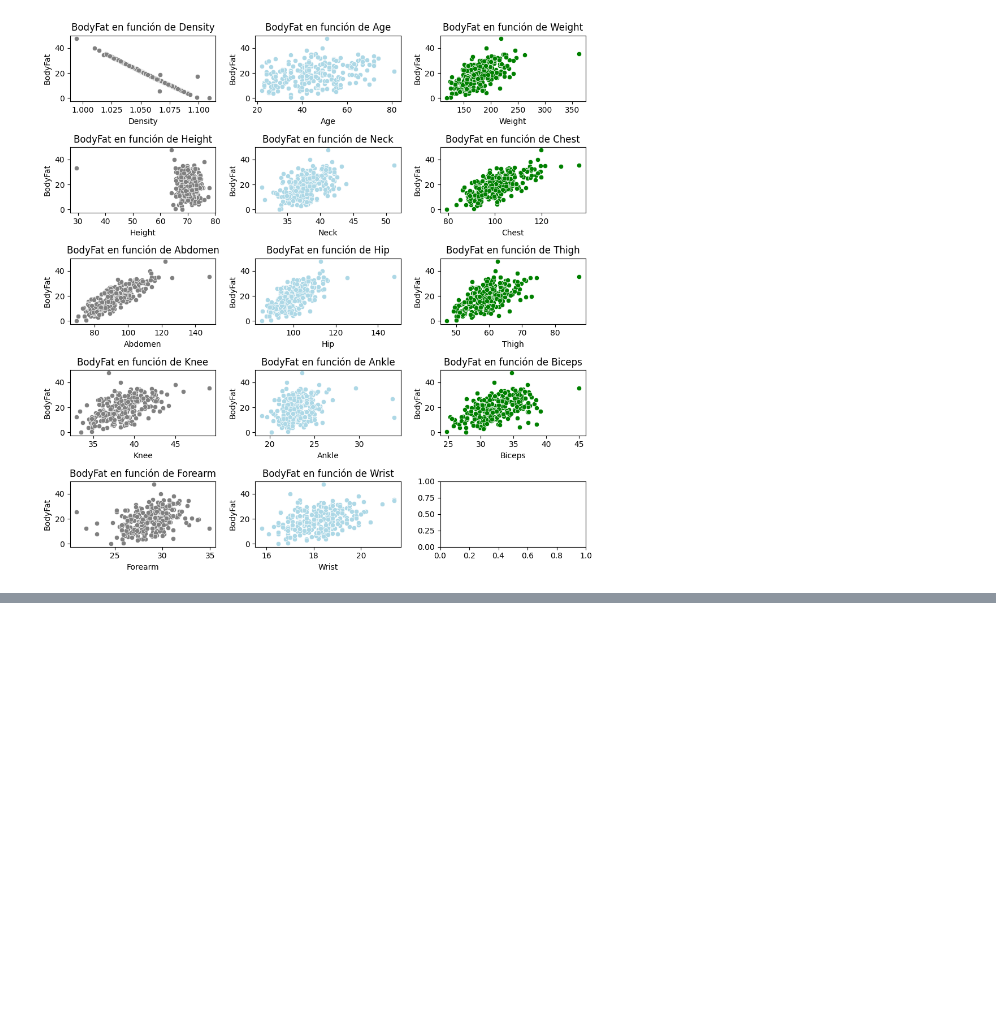
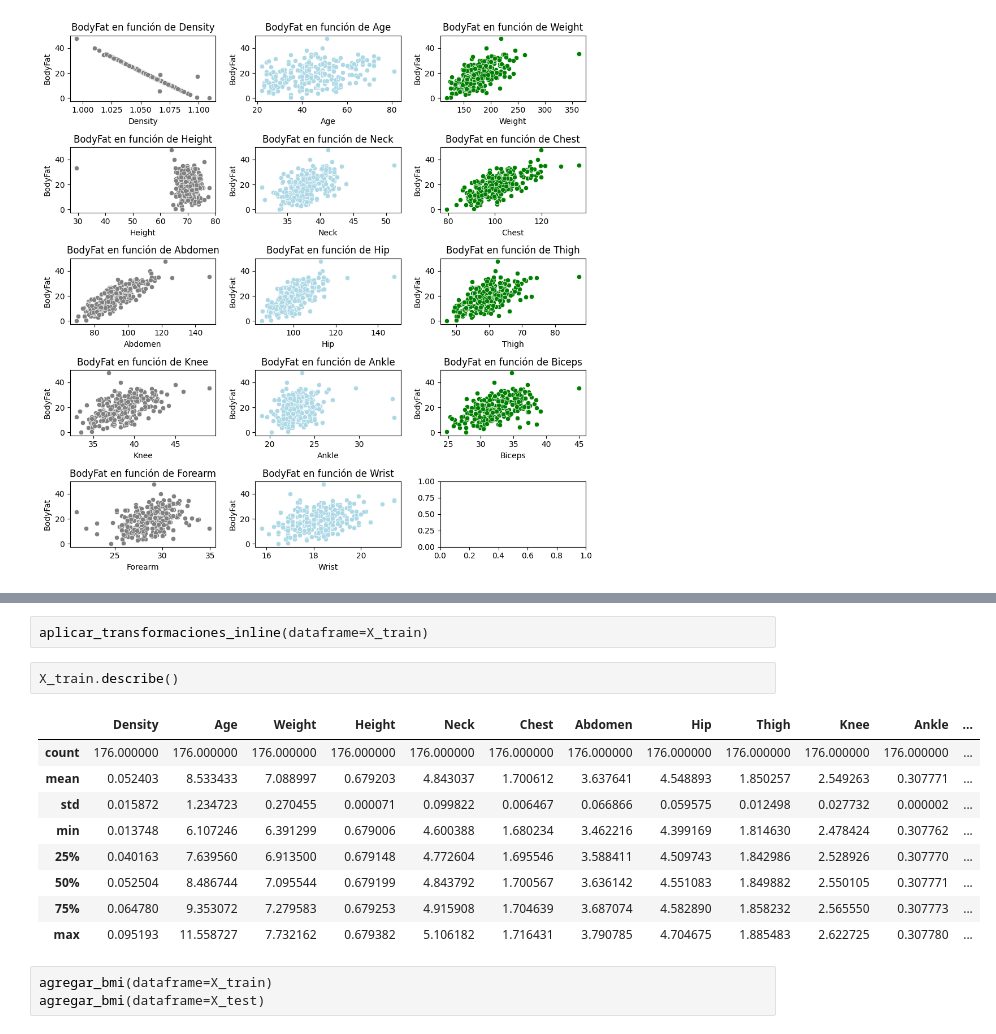
Before and after one commit to gasper-az/operaciones-aprendizaje-maquina, a Jupyter notebook: notebooks/body_fat_analysis.ipynb, the cells around one changed output, grey strips where cells are left out. Drawn from its saved outputs; the diff is of its cells as text; blank space fills up the shorter version.

```diff
--- a/notebooks/body_fat_analysis.ipynb
+++ b/notebooks/body_fat_analysis.ipynb
@@ -44,0 +72,17 @@ plot_scatterplot(data=body_fat_dataset, columns=body_fat_dataset.columns, ycol="
+# %%
+aplicar_transformaciones_inline(dataframe=X_train)
+# %%
+X_train.describe()
+# %% [output]
+|  | Density | Age | Weight | Height | Neck | Chest | Abdomen | Hip | Thigh | Knee | Ankle | ... |
+| count | 176.000000 | 176.000000 | 176.000000 | 176.000000 | 176.000000 | 176.000000 | 176.000000 | 176.000000 | 176.000000 | 176.000000 | 176.000000 | ... |
+| mean | 0.052403 | 8.533433 | 7.088997 | 0.679203 | 4.843037 | 1.700612 | 3.637641 | 4.548893 | 1.850257 | 2.549263 | 0.307771 | ... |
+| std | 0.015872 | 1.234723 | 0.270455 | 0.000071 | 0.099822 | 0.006467 | 0.066866 | 0.059575 | 0.012498 | 0.027732 | 0.000002 | ... |
+| min | 0.013748 | 6.107246 | 6.391299 | 0.679006 | 4.600388 | 1.680234 | 3.462216 | 4.399169 | 1.814630 | 2.478424 | 0.307762 | ... |
+| 25% | 0.040163 | 7.639560 | 6.913500 | 0.679148 | 4.772604 | 1.695546 | 3.588411 | 4.509743 | 1.842986 | 2.528926 | 0.307770 | ... |
+| 50% | 0.052504 | 8.486744 | 7.095544 | 0.679199 | 4.843792 | 1.700567 | 3.636142 | 4.551083 | 1.849882 | 2.550105 | 0.307771 | ... |
+| 75% | 0.064780 | 9.353072 | 7.279583 | 0.679253 | 4.915908 | 1.704639 | 3.687074 | 4.582890 | 1.858232 | 2.565550 | 0.307773 | ... |
+| max | 0.095193 | 11.558727 | 7.732162 | 0.679382 | 5.106182 | 1.716431 | 3.790785 | 4.704675 | 1.885483 | 2.622725 | 0.307780 | ... |
+# %%
+agregar_bmi(dataframe=X_train)
+agregar_bmi(dataframe=X_test)
```
Also changed, not shown: parts of 13 cells of this notebook, 2 other files.
